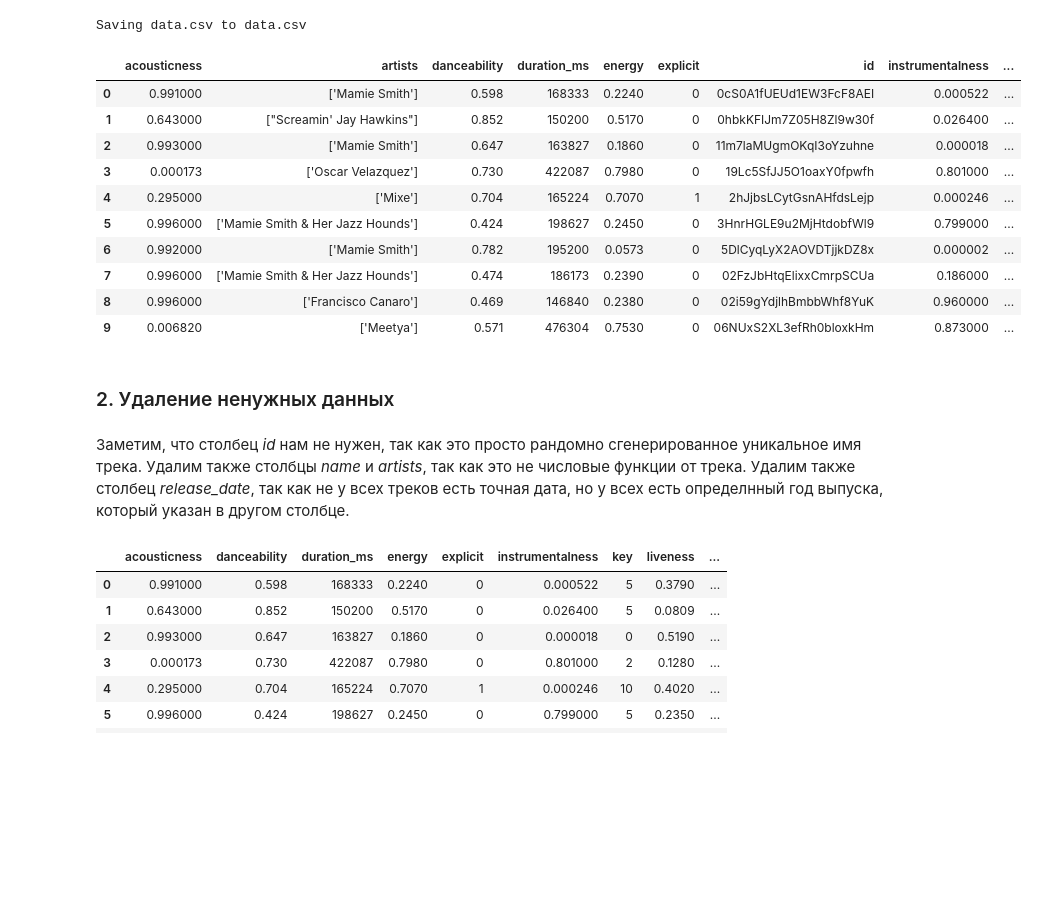
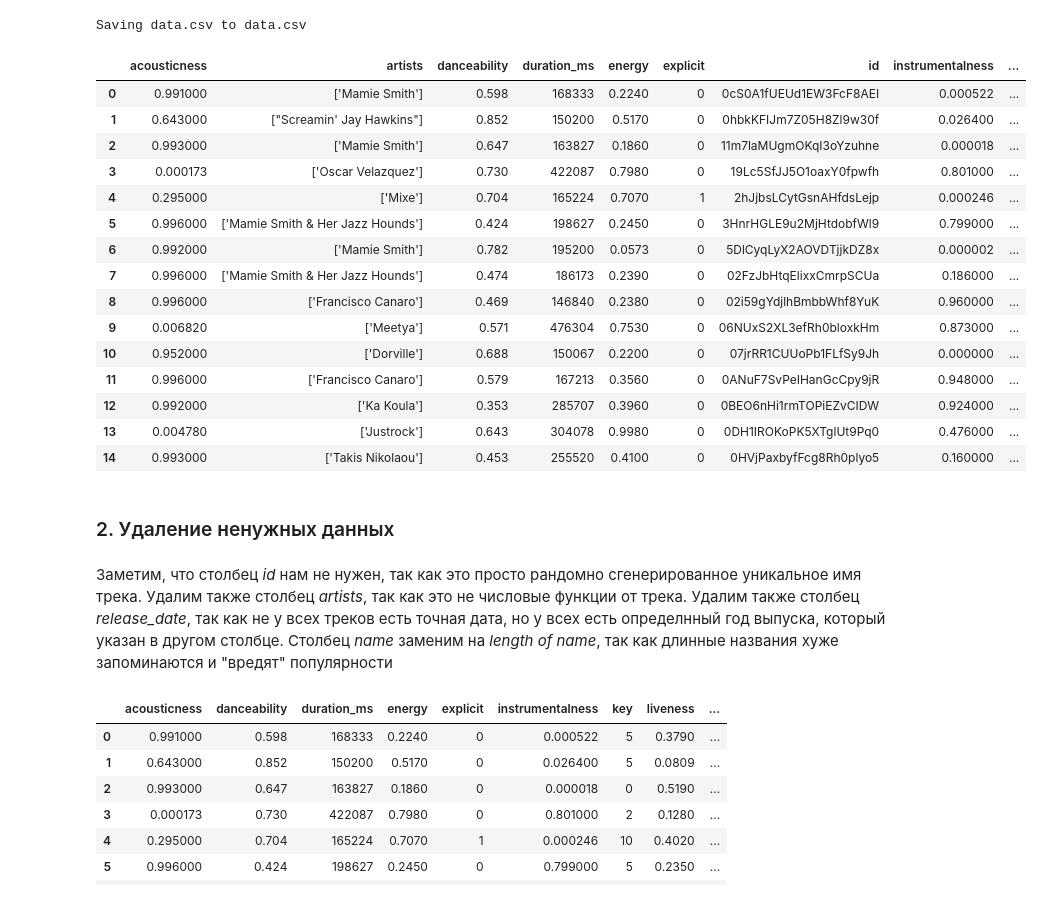
Before and after one commit to polipolinom/ML_AESC, a Jupyter notebook: project_Shaydurova.ipynb, the cells around one changed output. Drawn from its saved outputs; the diff is of its cells as text; code cells hidden in the pictures; blank space fills up the shorter version.

```diff
--- a/project_Shaydurova.ipynb
+++ b/project_Shaydurova.ipynb
@@ -34,23 +34,29 @@ Saving data.csv to data.csv
 # %%
 import pandas as pd
 import numpy as np
 
 data = pd.read_csv('data.csv')
-data[0:10]
+data[0:15]
 # %% [output]
 |  | acousticness | artists | danceability | duration_ms | energy | explicit | id | instrumentalness | ... |
 | 0 | 0.991000 | ['Mamie Smith'] | 0.598 | 168333 | 0.2240 | 0 | 0cS0A1fUEUd1EW3FcF8AEI | 0.000522 | ... |
 | 1 | 0.643000 | ["Screamin' Jay Hawkins"] | 0.852 | 150200 | 0.5170 | 0 | 0hbkKFIJm7Z05H8Zl9w30f | 0.026400 | ... |
 | 2 | 0.993000 | ['Mamie Smith'] | 0.647 | 163827 | 0.1860 | 0 | 11m7laMUgmOKqI3oYzuhne | 0.000018 | ... |
 | 3 | 0.000173 | ['Oscar Velazquez'] | 0.730 | 422087 | 0.7980 | 0 | 19Lc5SfJJ5O1oaxY0fpwfh | 0.801000 | ... |
 | 4 | 0.295000 | ['Mixe'] | 0.704 | 165224 | 0.7070 | 1 | 2hJjbsLCytGsnAHfdsLejp | 0.000246 | ... |
 | 5 | 0.996000 | ['Mamie Smith & Her Jazz Hounds'] | 0.424 | 198627 | 0.2450 | 0 | 3HnrHGLE9u2MjHtdobfWl9 | 0.799000 | ... |
 | 6 | 0.992000 | ['Mamie Smith'] | 0.782 | 195200 | 0.0573 | 0 | 5DlCyqLyX2AOVDTjjkDZ8x | 0.000002 | ... |
 | 7 | 0.996000 | ['Mamie Smith & Her Jazz Hounds'] | 0.474 | 186173 | 0.2390 | 0 | 02FzJbHtqElixxCmrpSCUa | 0.186000 | ... |
 | 8 | 0.996000 | ['Francisco Canaro'] | 0.469 | 146840 | 0.2380 | 0 | 02i59gYdjlhBmbbWhf8YuK | 0.960000 | ... |
 | 9 | 0.006820 | ['Meetya'] | 0.571 | 476304 | 0.7530 | 0 | 06NUxS2XL3efRh0bloxkHm | 0.873000 | ... |
+| 10 | 0.952000 | ['Dorville'] | 0.688 | 150067 | 0.2200 | 0 | 07jrRR1CUUoPb1FLfSy9Jh | 0.000000 | ... |
+| 11 | 0.996000 | ['Francisco Canaro'] | 0.579 | 167213 | 0.3560 | 0 | 0ANuF7SvPeIHanGcCpy9jR | 0.948000 | ... |
+| 12 | 0.992000 | ['Ka Koula'] | 0.353 | 285707 | 0.3960 | 0 | 0BEO6nHi1rmTOPiEZvCIDW | 0.924000 | ... |
+| 13 | 0.004780 | ['Justrock'] | 0.643 | 304078 | 0.9980 | 0 | 0DH1IROKoPK5XTglUt9Pq0 | 0.476000 | ... |
+| 14 | 0.993000 | ['Takis Nikolaou'] | 0.453 | 255520 | 0.4100 | 0 | 0HVjPaxbyfFcg8Rh0plyo5 | 0.160000 | ... |
 # %% [markdown]
 ### 2. Удаление ненужных данных
 # %% [markdown]
-Заметим, что столбец *id* нам не нужен, так как это просто рандомно сгенерированное уникальное имя трека. Удалим также столбцы *name* и *artists*, так как это не числовые функции от трека. Удалим также столбец *release_date*, так как не у всех треков есть точная дата, но у всех есть определнный год выпуска, который указан в другом столбце.
+Заметим, что столбец *id* нам не нужен, так как это просто рандомно сгенерированное уникальное имя трека. Удалим также столбец *artists*, так как это не числовые функции от трека. Удалим также столбец *release_date*, так как не у всех треков есть точная дата, но у всех есть определнный год выпуска, который указан в другом столбце.
+ Столбец *name* заменим на *length of name*, так как длинные названия хуже запоминаются и "вредят" популярности
 # %%
```
Also changed, not shown: parts of 19 cells of this notebook.
